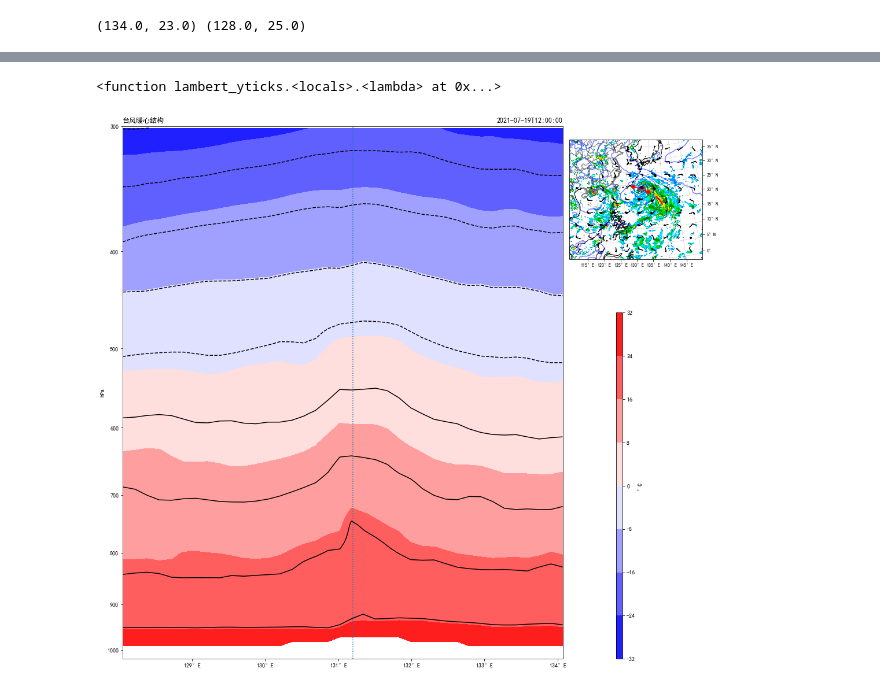
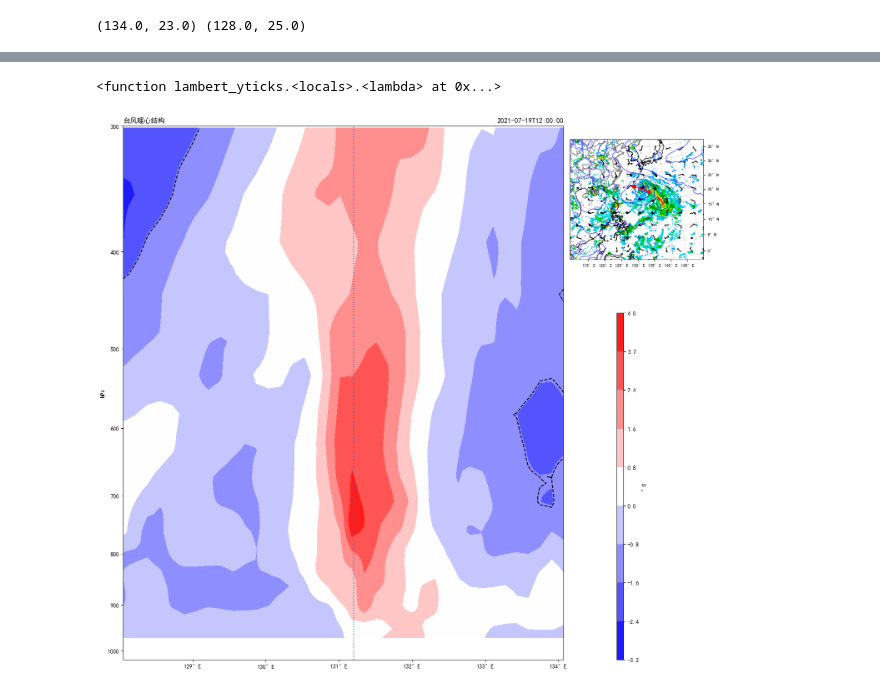
Before and after one commit to linbuer233/MyPythonPractice, a Jupyter notebook: wrfcode/tc_In-Fa_2021072606.ipynb, the cells around one changed output, grey strips where cells are left out. Drawn from its saved outputs; the diff is of its cells as text; code cells hidden in the pictures.

```diff
--- a/wrfcode/tc_In-Fa_2021072606.ipynb
+++ b/wrfcode/tc_In-Fa_2021072606.ipynb
@@ -296,3 +298,8 @@ start_point=wrf.CoordPair(lat=lats,lon=lons)
 end_point=wrf.CoordPair(lat=late,lon=lone)
 P=wrf.getvar(ds,'P')+wrf.getvar(ds,'PB')
 Ta=wrf.vertcross(T2,P,wrfin=ds,start_point=start_point,end_point=end_point,latlon=True,meta=True)
+# %%
+Tpou=Ta.data[:73,:]-273.15
+Tpou=Tpou-Tpou.mean(axis=1).reshape((73,1))
+# type(Tpou)
+Tpou
@@ -344,33 +365,34 @@ ax1.barbs(np.array(lon)[::30,::30], np.array(lat)[::30,::30], np.array(us[0,:,:]
 
 
 ## 绘制剖面
 ax1.plot([lons,lone],[lats,late],color='red',marker='o',markerfacecolor='red',transform=ccrs.PlateCarree())
 #--------------------------------------------------------------------------------------#
 
 # 标题
 ax.set_title('台风暖心结构',loc='left')
 ax.set_title(str(v['time'].data[0])[0:19],fontdict={'fontsize':12},loc='right')
 
 #
-colorbar=ax.contourf(lonp,Ta.vertical.data[:73]/100,Ta.data[:73,:]-273.15,cmap='bwr')
+colorbar=ax.contourf(lonp,Ta.vertical.data[:73]/100,Tpou,cmap='bwr')
 ax.axvline(x=131.2,linestyle=':')
 cb=plt.colorbar(colorbar, extendrect='True', pad=0.03, fraction=0.04, shrink=1,cax=ax2)
 cb.ax.set_ylabel('°C')
-line=ax.contour(lonp,Ta.vertical.data[:73]/100,Ta.data[:73,:]-273.15,colors='black',levels=np.linspace(-90,30,20))
+
+line=ax.contour(lonp,Ta.vertical.data[:73]/100,Tpou,colors='black',levels=np.linspace(-90,30,20))
 #####横坐标显示维度
 lon_formatter = LongitudeFormatter()
 ax.xaxis.set_major_formatter(lon_formatter)
 ####纵坐标格式显示
 ax.invert_yaxis()
 ax.set_yscale('symlog')
 ##暴力显示
 ax.set_yticks([1000, 900, 800, 700, 600, 500, 400, 300], ["1000", "900", "800", "700", "600", "500", "400", "300"])
 ax.set_ylabel('hPa')
 
 # plt.tight_layout()###让图填充整个画布
 
 # 保存图片
 plt.savefig('outTpou.png',dpi=500)
 # %% [output]
 <function lambert_yticks.<locals>.<lambda> at 0x...>
-[figure, old version]
+[figure, new version]
```
Also changed, not shown: parts of 4 cells of this notebook.
